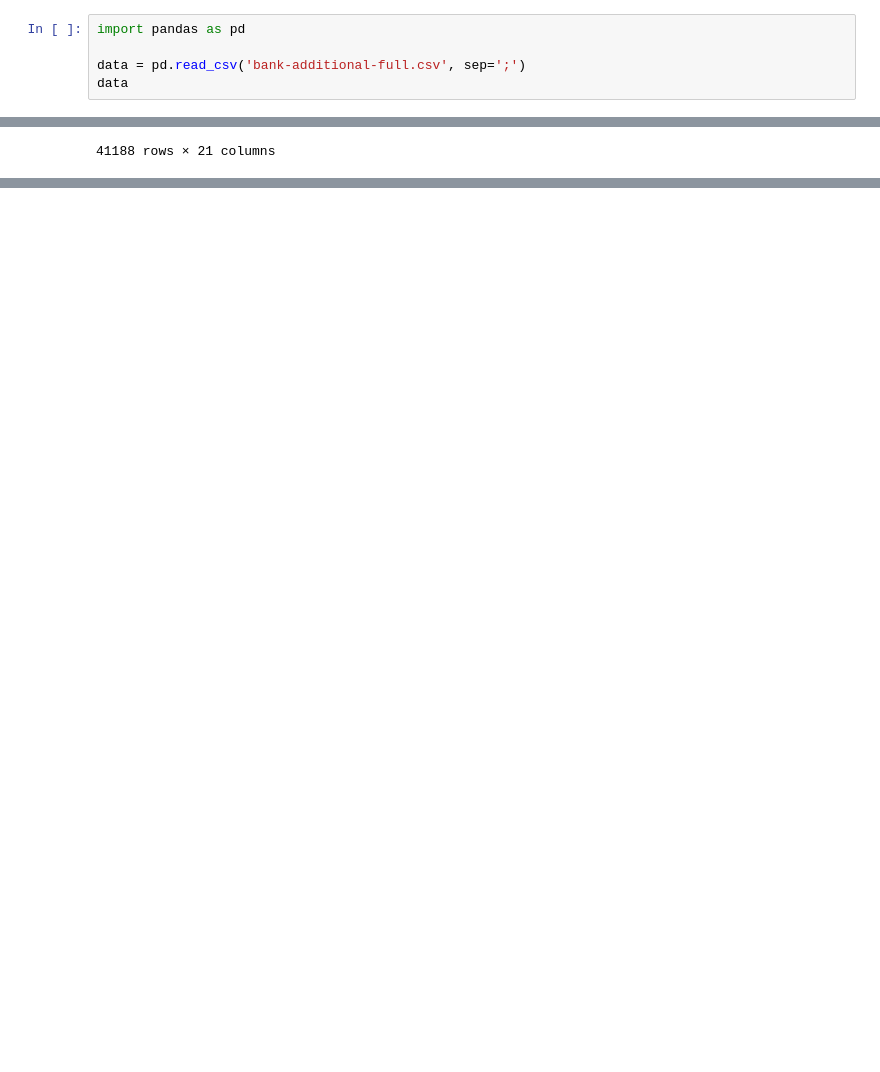
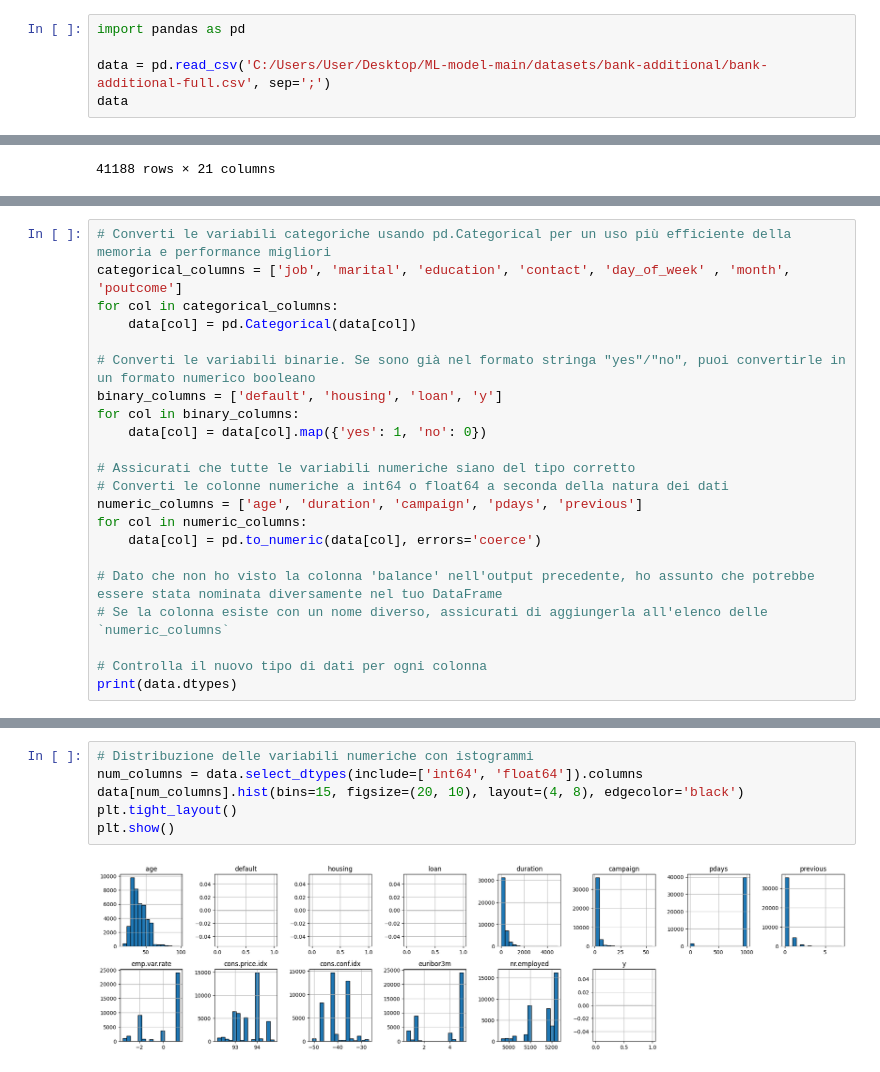
Before and after one commit to Steeve3/ML-model, a Jupyter notebook: mynotebook.ipynb, the cells around one changed output, grey strips where cells are left out. Saved outputs shown, nothing was run; the diff lists cells and outputs as text; blank space fills up the shorter version.

Commit message:
Added some data

```diff
--- a/mynotebook.ipynb
+++ b/mynotebook.ipynb
@@ -1,7 +1,7 @@
 # %%
 import pandas as pd
 
-data = pd.read_csv('bank-additional-full.csv', sep=';')
+data = pd.read_csv('C:/Users/User/Desktop/ML-model-main/datasets/bank-additional/bank-additional-full.csv', sep=';')
 data
 # %% [output]
 |  | age | job | marital | education | default | housing | loan | contact | month | day_of_week | ... |
@@ -19,0 +40,22 @@ data
+# %%
+# Converti le variabili categoriche usando pd.Categorical per un uso più efficiente della memoria e performance migliori
+categorical_columns = ['job', 'marital', 'education', 'contact', 'day_of_week' , 'month', 'poutcome']
+for col in categorical_columns:
+    data[col] = pd.Categorical(data[col])
+
+# Converti le variabili binarie. Se sono già nel formato stringa "yes"/"no", puoi convertirle in un formato numerico booleano
+binary_columns = ['default', 'housing', 'loan', 'y']
+for col in binary_columns:
+    data[col] = data[col].map({'yes': 1, 'no': 0})
+
+# Assicurati che tutte le variabili numeriche siano del tipo corretto
+# Converti le colonne numeriche a int64 o float64 a seconda della natura dei dati
+numeric_columns = ['age', 'duration', 'campaign', 'pdays', 'previous']
+for col in numeric_columns:
+    data[col] = pd.to_numeric(data[col], errors='coerce')
+
+# Dato che non ho visto la colonna 'balance' nell'output precedente, ho assunto che potrebbe essere stata nominata diversamente nel tuo DataFrame
+# Se la colonna esiste con un nome diverso, assicurati di aggiungerla all'elenco delle `numeric_columns`
+
+# Controlla il nuovo tipo di dati per ogni colonna
+print(data.dtypes)
@@ -19,0 +106,8 @@ data
+# %%
+# Distribuzione delle variabili numeriche con istogrammi
+num_columns = data.select_dtypes(include=['int64', 'float64']).columns
+data[num_columns].hist(bins=15, figsize=(20, 10), layout=(4, 8), edgecolor='black')
+plt.tight_layout()
+plt.show()
+# %% [output]
+[figure, added]
```
Also changed, not shown: parts of 5 cells of this notebook, 1 other file.
